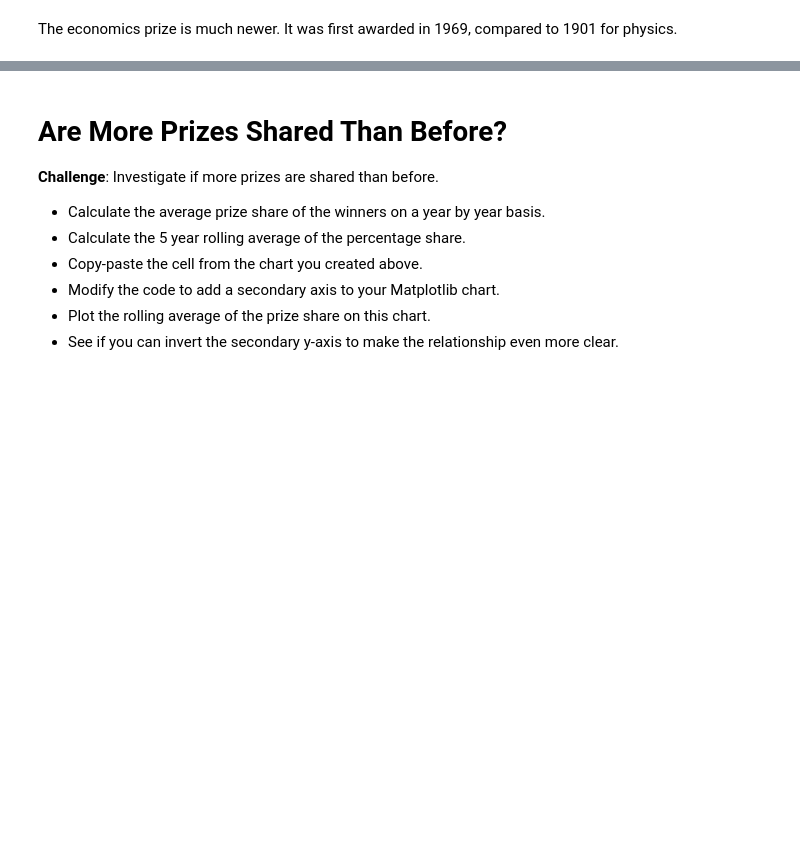
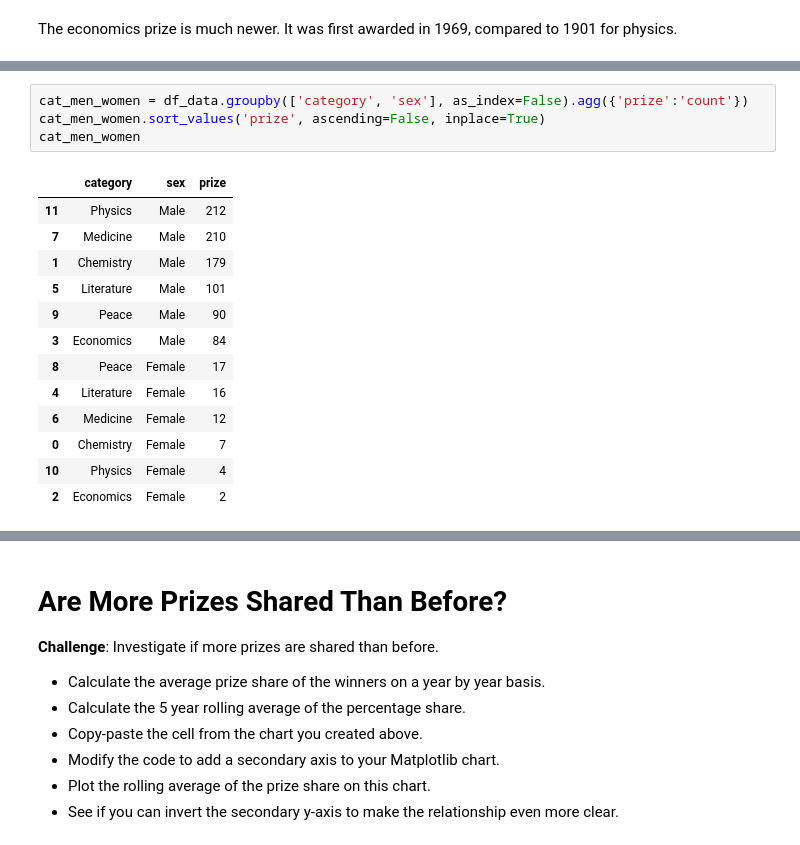
Before and after one commit to M-Awwab-Khan/analyzing-nobel-prize-winners, a Jupyter notebook: Nobel_Prize_Analysis_(start).ipynb, the cells around one changed output, grey strips where cells are left out. Cells and saved outputs as stored; diff of their text form; blank space fills up the shorter version.

Commit message:
category men women prize plot

```diff
--- a/Nobel_Prize_Analysis_(start).ipynb
+++ b/Nobel_Prize_Analysis_(start).ipynb
@@ -328,3 +328,21 @@ The economics prize is much newer. It was first awarded in 1969, compared to 190
 * Hover over the bar chart. How many prizes went to women in Literature compared to Physics?
 
 <img src=https://i.imgur.com/od8TfOp.png width=650>
+# %%
+cat_men_women = df_data.groupby(['category', 'sex'], as_index=False).agg({'prize':'count'})
+cat_men_women.sort_values('prize', ascending=False, inplace=True)
+cat_men_women
+# %% [output]
+|  | category | sex | prize |
+| 11 | Physics | Male | 212 |
+| 7 | Medicine | Male | 210 |
+| 1 | Chemistry | Male | 179 |
+| 5 | Literature | Male | 101 |
+| 9 | Peace | Male | 90 |
+| 3 | Economics | Male | 84 |
+| 8 | Peace | Female | 17 |
+| 4 | Literature | Female | 16 |
+| 6 | Medicine | Female | 12 |
+| 0 | Chemistry | Female | 7 |
+| 10 | Physics | Female | 4 |
+| 2 | Economics | Female | 2 |
```
Also changed, not shown: parts of 1 cell of this notebook.
